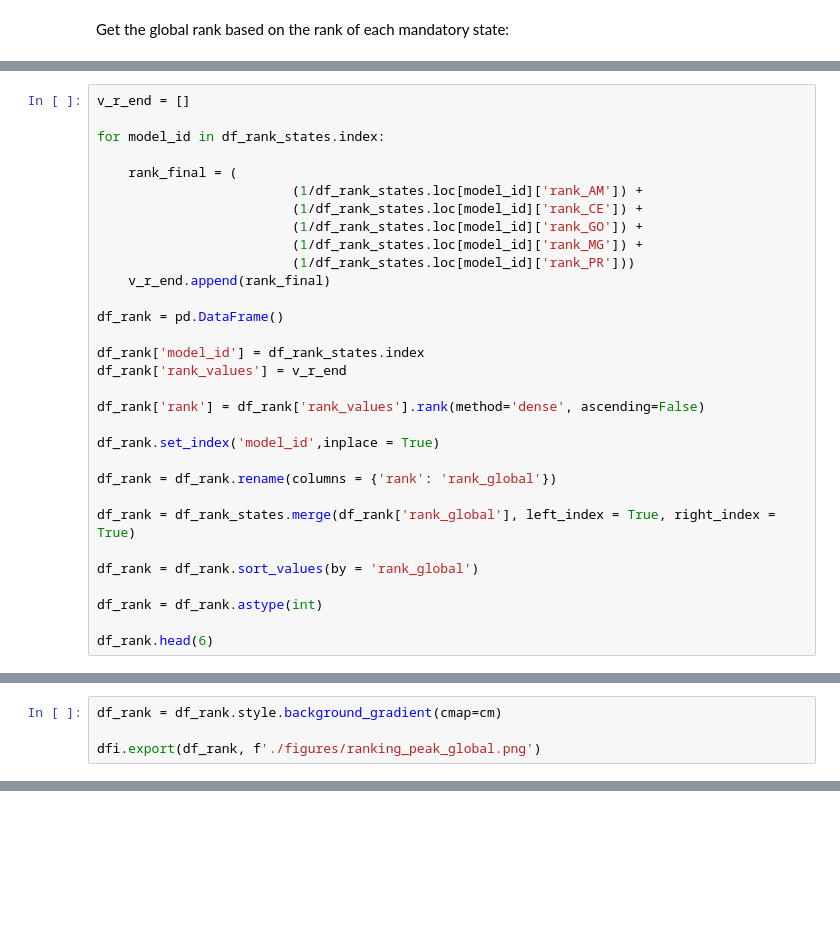
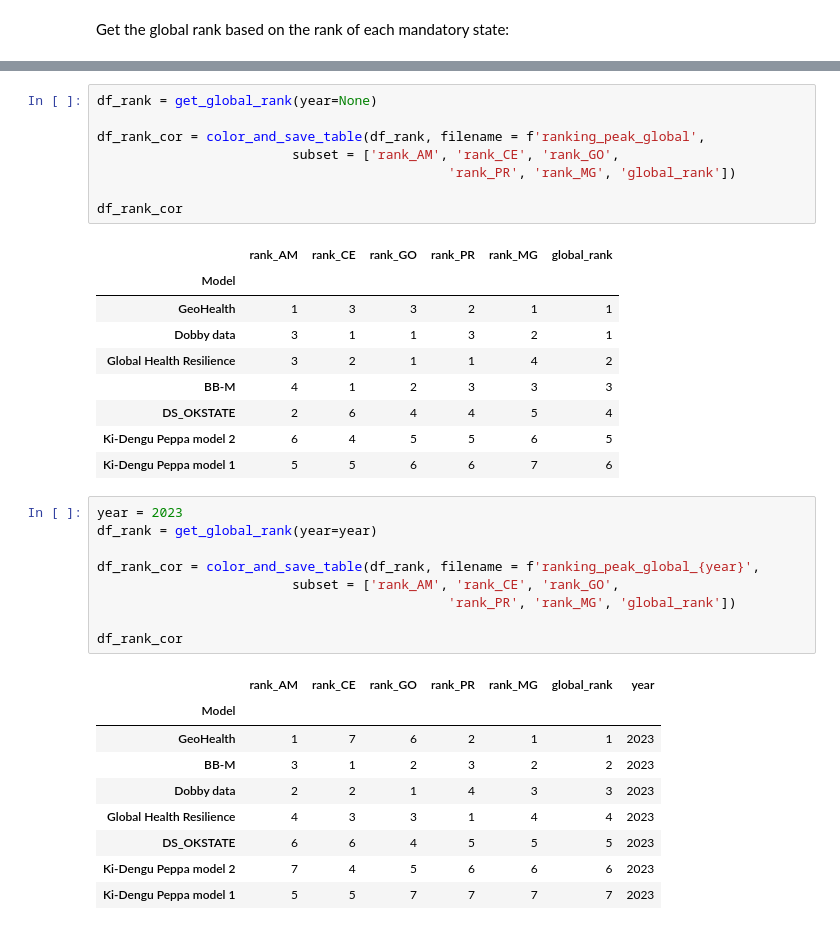
Before and after one commit to Mosqlimate-project/sprint-template, a Jupyter notebook: scores/Apply_the_score_peaks.ipynb, the cells around one changed output, grey strips where cells are left out. Drawn from its saved outputs; the diff is of its cells as text; blank space fills up the shorter version.

```diff
--- a/scores/Apply_the_score_peaks.ipynb
+++ b/scores/Apply_the_score_peaks.ipynb
@@ -417,31 +358,0 @@ df_rank_states
-# %%
-v_r_end = []
-
-for model_id in df_rank_states.index:
-
-    rank_final = (
-                         (1/df_rank_states.loc[model_id]['rank_AM']) +
-                         (1/df_rank_states.loc[model_id]['rank_CE']) +
-                         (1/df_rank_states.loc[model_id]['rank_GO']) +
-                         (1/df_rank_states.loc[model_id]['rank_MG']) +
-                         (1/df_rank_states.loc[model_id]['rank_PR']))
-    v_r_end.append(rank_final)
-
-df_rank = pd.DataFrame()
-
-df_rank['model_id'] = df_rank_states.index
-df_rank['rank_values'] = v_r_end
-
-df_rank['rank'] = df_rank['rank_values'].rank(method='dense', ascending=False)
-
-df_rank.set_index('model_id',inplace = True)
-
-df_rank = df_rank.rename(columns = {'rank': 'rank_global'})
-
-df_rank = df_rank_states.merge(df_rank['rank_global'], left_index = True, right_index = True)
-
-df_rank = df_rank.sort_values(by = 'rank_global')
-
-df_rank = df_rank.astype(int)
-
-df_rank.head(6)
@@ -459,4 +358,0 @@ Coloring the dataset:
-# %%
-df_rank = df_rank.style.background_gradient(cmap=cm)
-
-dfi.export(df_rank, f'./figures/ranking_peak_global.png')
@@ -462,0 +410,37 @@ dfi.export(df_rank, f'./figures/ranking_peak_global.png')
+# %%
+df_rank = get_global_rank(year=None)
+
+df_rank_cor = color_and_save_table(df_rank, filename = f'ranking_peak_global',
+                         subset = ['rank_AM', 'rank_CE', 'rank_GO',
+                                             'rank_PR', 'rank_MG', 'global_rank'])
+
+df_rank_cor
+# %% [output]
+|  | rank_AM | rank_CE | rank_GO | rank_PR | rank_MG | global_rank |
+| Model |  |  |  |  |  |  |
+| GeoHealth | 1 | 3 | 3 | 2 | 1 | 1 |
+| Dobby data | 3 | 1 | 1 | 3 | 2 | 1 |
+| Global Health Resilience | 3 | 2 | 1 | 1 | 4 | 2 |
+| BB-M | 4 | 1 | 2 | 3 | 3 | 3 |
+| DS_OKSTATE | 2 | 6 | 4 | 4 | 5 | 4 |
+| Ki-Dengu Peppa model 2 | 6 | 4 | 5 | 5 | 6 | 5 |
+| Ki-Dengu Peppa model 1 | 5 | 5 | 6 | 6 | 7 | 6 |
+# %%
+year = 2023
+df_rank = get_global_rank(year=year)
+
+df_rank_cor = color_and_save_table(df_rank, filename = f'ranking_peak_global_{year}',
+                         subset = ['rank_AM', 'rank_CE', 'rank_GO',
+                                             'rank_PR', 'rank_MG', 'global_rank'])
+
+df_rank_cor
+# %% [output]
+|  | rank_AM | rank_CE | rank_GO | rank_PR | rank_MG | global_rank | year |
+| Model |  |  |  |  |  |  |  |
+| GeoHealth | 1 | 7 | 6 | 2 | 1 | 1 | 2023 |
+| BB-M | 3 | 1 | 2 | 3 | 2 | 2 | 2023 |
+| Dobby data | 2 | 2 | 1 | 4 | 3 | 3 | 2023 |
+| Global Health Resilience | 4 | 3 | 3 | 1 | 4 | 4 | 2023 |
+| DS_OKSTATE | 6 | 6 | 4 | 5 | 5 | 5 | 2023 |
+| Ki-Dengu Peppa model 2 | 7 | 4 | 5 | 6 | 6 | 6 | 2023 |
+| Ki-Dengu Peppa model 1 | 5 | 5 | 7 | 7 | 7 | 7 | 2023 |
```
Also changed, not shown: parts of 18 cells of this notebook, 38 other files.
